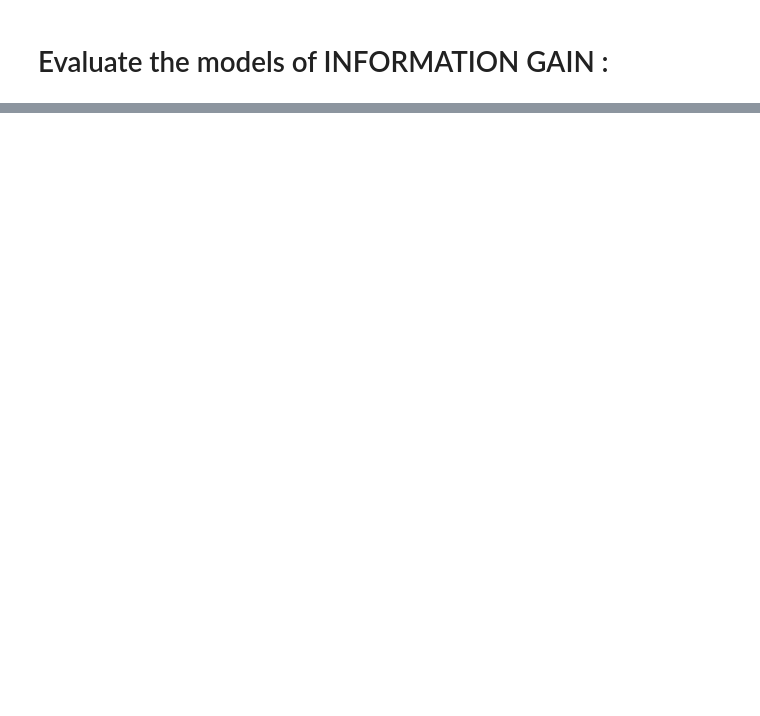
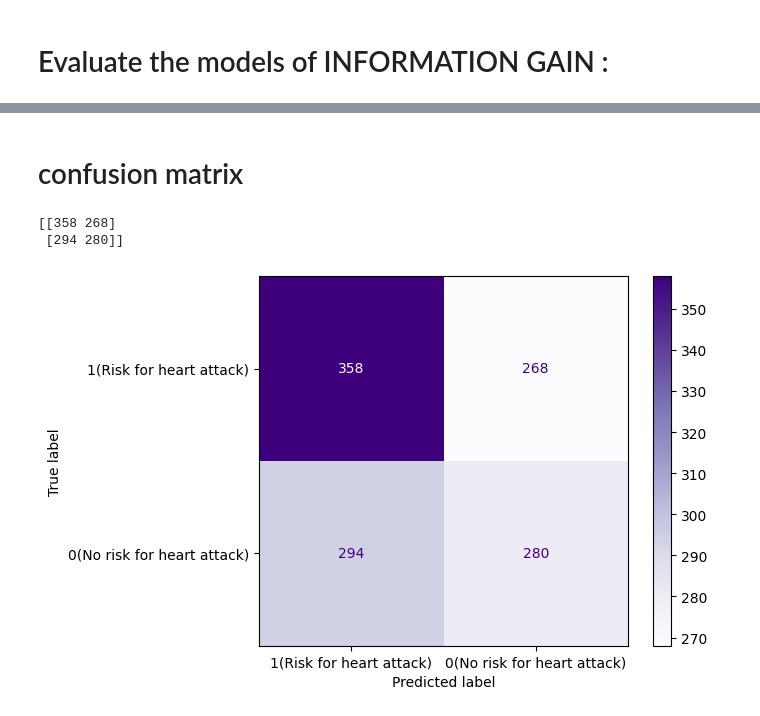
Before and after one commit to FajerAlamro/IT326-Project, a Jupyter notebook: Phase3.ipynb, the cells around one changed output, grey strips where cells are left out. Cells and saved outputs as stored; diff of their text form; code cells hidden in the pictures; blank space fills up the shorter version.

```diff
--- a/Phase3.ipynb
+++ b/Phase3.ipynb
@@ -426,0 +470,27 @@ The accuracy rate was recorded at 51%, indicating moderate predictions made by t
+# %%
+X_train, X_test, y_train, y_test = train_test_split(X, y, test_size=0.3, random_state=1)
+
+#Create decision tree classifer object:
+clf_gini = DecisionTreeClassifier(criterion='gini')
+
+#Train decision tree classifer
+clf_gini = clf_gini.fit(X_train, y_train)
+
+#Predict the response for test dataset
+y_pred_gini = clf_gini.predict(X_test)
+# %% [markdown]
+# confusion matrix
+# %%
+# Compute and print the confusion matrix
+cm_gini = confusion_matrix(y_test, y_pred_gini)
+print(cm_gini)
+
+class_labels = {1: '1(Risk for heart attack)', 0: '0(No risk for heart attack)'}
+disp_gini = ConfusionMatrixDisplay(confusion_matrix=cm_gini, display_labels=[class_labels[1], class_labels[0]])
+
+disp_gini.plot(cmap=plt.cm.Purples)
+plt.show()
+# %% [output]
+[[358 268]
+ [294 280]]
+[figure, added]
```
Also changed, not shown: parts of 60 cells of this notebook, 2 other files.
